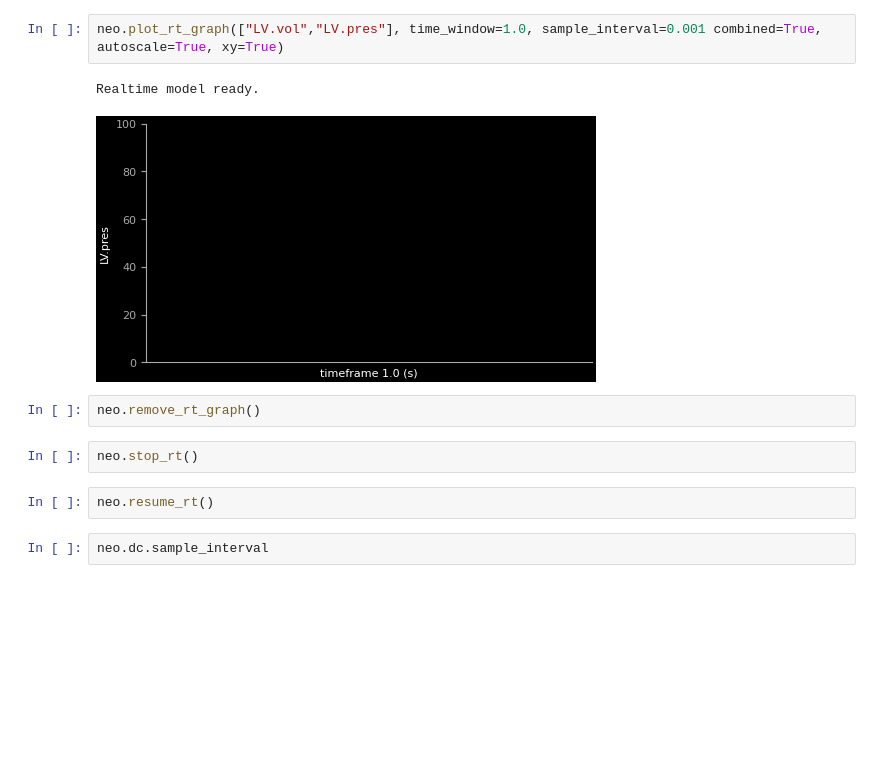
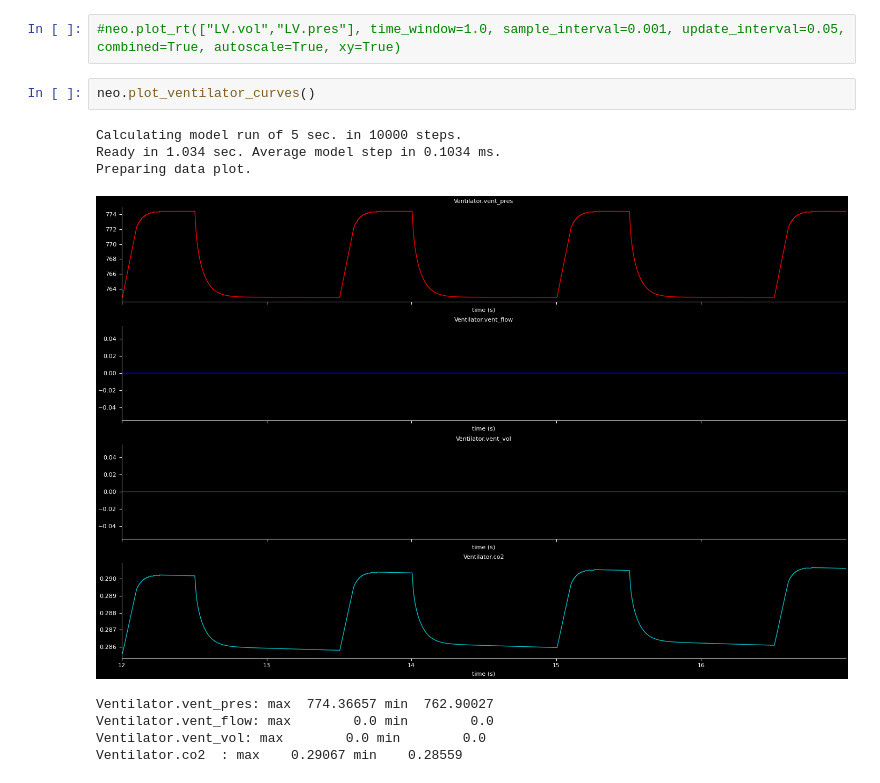
Before and after one commit to Dobutamine/explain-python, a Jupyter notebook: test.ipynb, the cells around one changed output. Cells and saved outputs as stored; diff of their text form; blank space fills up the shorter version.

Commit message:
plotter ready

```diff
--- a/test.ipynb
+++ b/test.ipynb
@@ -13,13 +13,13 @@ Ready in 1.519 sec. Average model step in 0.076 ms.
 # %%
-neo.plot_rt_graph(["LV.vol","LV.pres"], time_window=1.0, sample_interval=0.001 combined=True, autoscale=True, xy=True)
+#neo.plot_rt(["LV.vol","LV.pres"], time_window=1.0, sample_interval=0.001, update_interval=0.05, combined=True, autoscale=True, xy=True)
-# %% [output]
-Realtime model ready.
-[figure, removed]
 # %%
-neo.remove_rt_graph()
+neo.plot_ventilator_curves()
+# %% [output]
+Calculating model run of 5 sec. in 10000 steps.
+Ready in 1.034 sec. Average model step in 0.1034 ms.
+Preparing data plot.
+[figure, added]
+Ventilator.vent_pres: max  774.36657 min  762.90027
+Ventilator.vent_flow: max        0.0 min        0.0
+Ventilator.vent_vol: max        0.0 min        0.0
+Ventilator.co2  : max    0.29067 min    0.28559
-# %%
-neo.stop_rt()
-# %%
-neo.resume_rt()
-# %%
-neo.dc.sample_interval
```
Also changed, not shown: parts of 1 cell of this notebook, 1 other file.
